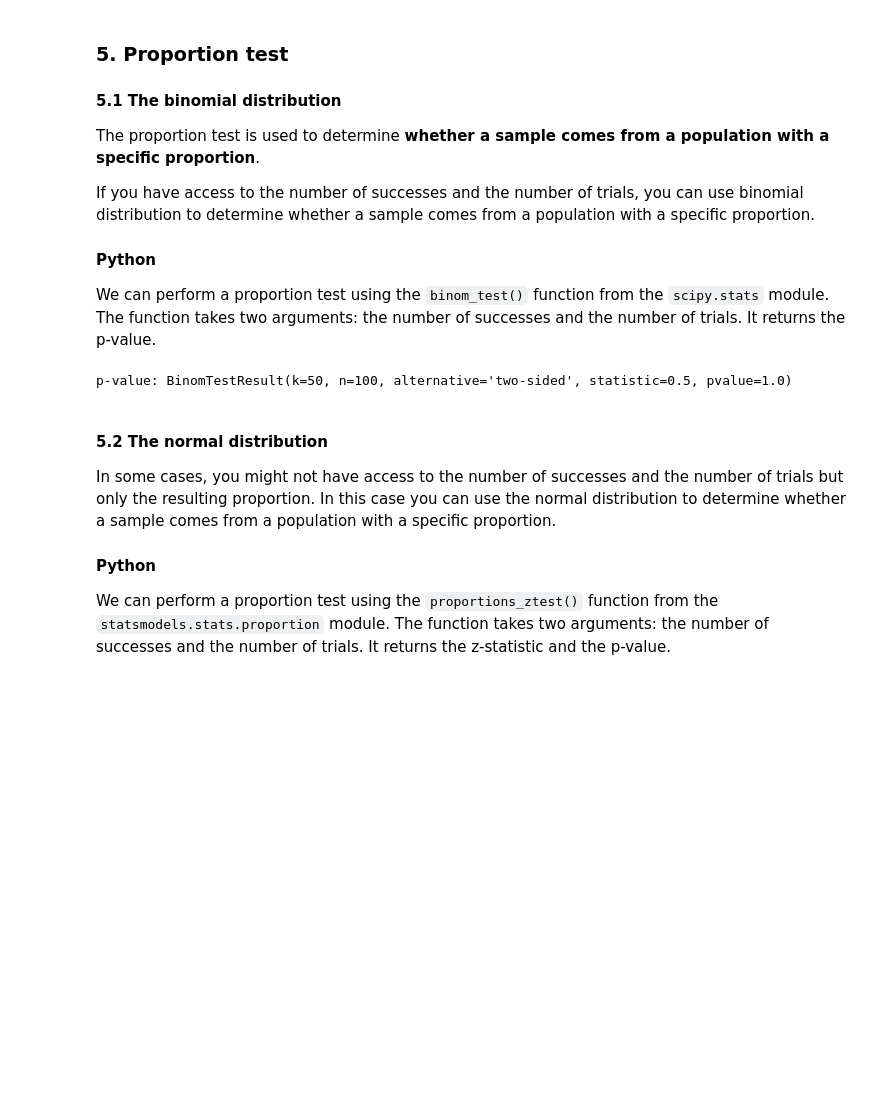
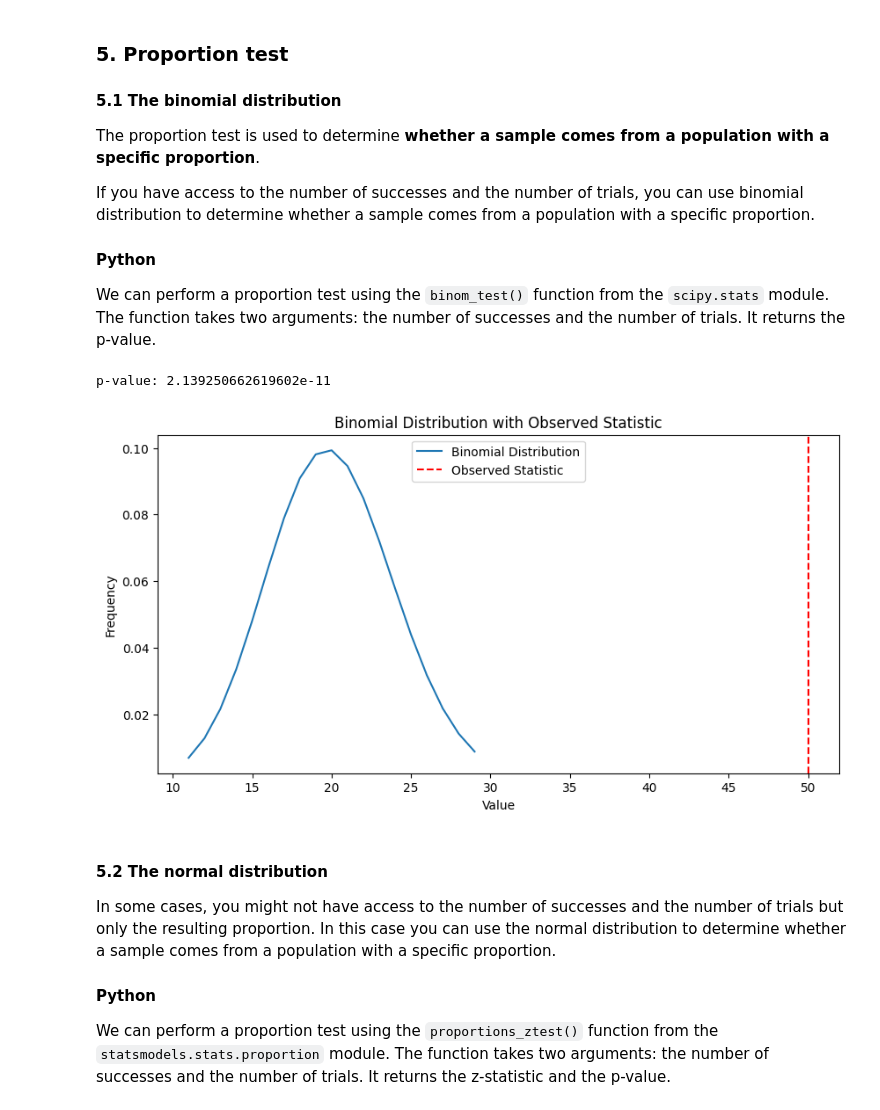
Before and after one commit to SantosJGND/SI_NOTEBOOKS, a Jupyter notebook: classes/week2/hypothesis_testing/Hypothesis_Testing_Exercises_1.1.ipynb, the cells around one changed output. Saved outputs shown, nothing was run; the diff lists cells and outputs as text; code cells hidden in the pictures; blank space fills up the shorter version.

```diff
--- a/classes/week2/hypothesis_testing/Hypothesis_Testing_Exercises_1.1.ipynb
+++ b/classes/week2/hypothesis_testing/Hypothesis_Testing_Exercises_1.1.ipynb
@@ -172,18 +218,45 @@ If you have access to the number of successes and the number of trials, you can
 #### Python
 
 We can perform a proportion test using the `binom_test()` function from the `scipy.stats` module. The function takes two arguments: the number of successes and the number of trials. It returns the p-value.
-# %%
-from scipy.stats import binomtest
-
-number_of_successes = 50
-number_of_trials = 100
-expected_probability_of_success = 0.5
-
-p_value = binomtest(50, 100, 0.5, alternative='two-sided')
-
-print(f"p-value: {p_value}")
-# %% [output]
-p-value: BinomTestResult(k=50, n=100, alternative='two-sided', statistic=0.5, pvalue=1.0)
+# %%
+from scipy.stats import binomtest
+
+from scipy.stats import binom
+import matplotlib.pyplot as plt
+import numpy as np
+
+number_of_successes = 50
+number_of_trials = 100
+expected_probability_of_success = 0.2
+
+p_value = binomtest(number_of_successes, number_of_trials, expected_probability_of_success, alternative='two-sided')
+
+print(f"p-value: {p_value.pvalue}")
+
+# Generate a range of values around the mean
+values = np.arange(binom.ppf(0.01, number_of_trials, expected_probability_of_success),
+                   binom.ppf(0.99, number_of_trials, expected_probability_of_success))
+
+# Generate the binomial distribution for these values
+binomial_distribution = binom.pmf(values, number_of_trials, expected_probability_of_success)
+
+# Create the plot
+plt.figure(figsize=(10,5))
+plt.plot(values, binomial_distribution, label='Binomial Distribution')
+
+# Add a vertical line for the observed statistic
+plt.axvline(number_of_successes, linestyle='dashed', color='red', label='Observed Statistic')
+
+# Add labels and title
+plt.xlabel('Value')
+plt.ylabel('Frequency')
+plt.title('Binomial Distribution with Observed Statistic')
+plt.legend()
+
+plt.show()
+# %% [output]
+p-value: 2.139250662619602e-11
+[figure, added]
 # %% [markdown]
 #### 5.2 The normal distribution
 
```
Also changed, not shown: parts of 3 cells of this notebook.
